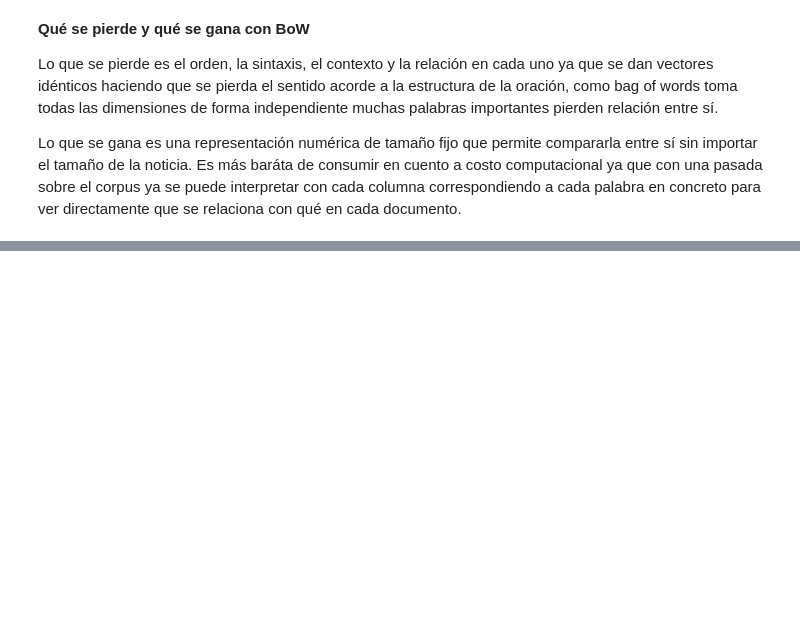
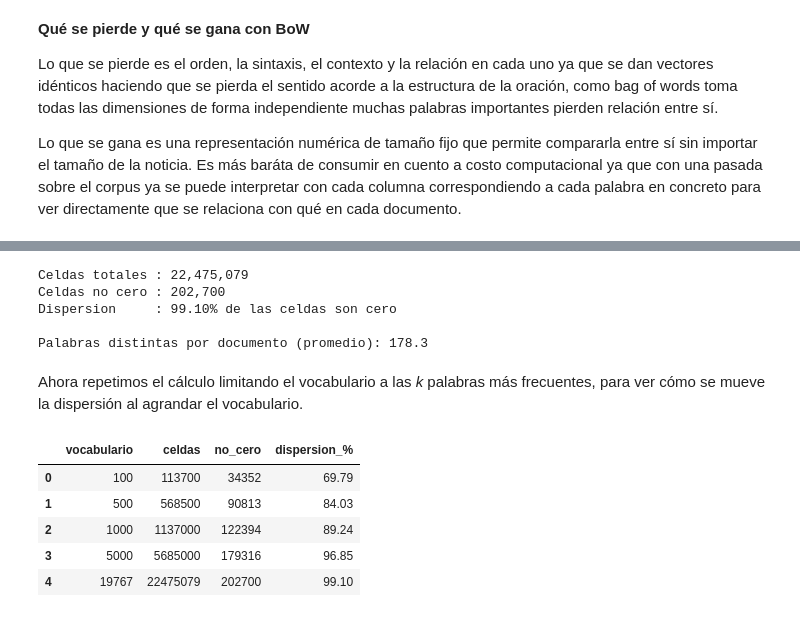
Before and after one commit to George11Albadr/Natural_Language_Processing, a Jupyter notebook: Lab#1/Laboratorio1_Preparacion_Corpus_EDA.ipynb, the cells around one changed output, grey strips where cells are left out. Cells and saved outputs as stored; diff of their text form; code cells hidden in the pictures; blank space fills up the shorter version.

Commit message:
Update Laboratorio#2
Vectores de conteo parte 2 del laboratorio#2.

```diff
--- a/Lab#1/Laboratorio1_Preparacion_Corpus_EDA.ipynb
+++ b/Lab#1/Laboratorio1_Preparacion_Corpus_EDA.ipynb
@@ -738,0 +745,55 @@ Lo que se gana es una representación numérica de tamaño fijo que permite comp
+# %%
+# X_bow ya nos da los dos numeros necesarios:
+#   X_bow.shape -> (documentos, vocabulario)
+#   X_bow.nnz   -> "number of non-zero", celdas con conteo distinto de cero
+
+# TO-DO 1: total de celdas de la matriz
+total_celdas = X_bow.shape[0] * X_bow.shape[1]
+
+# TO-DO 2: porcentaje de celdas que son CERO
+sparsity = (total_celdas - X_bow.nnz) / total_celdas * 100
+
+print(f"Celdas totales : {total_celdas:,}")
+print(f"Celdas no cero : {X_bow.nnz:,}")
+print(f"Dispersion     : {sparsity:.2f}% de las celdas son cero")
+
+# Contexto: cuantas palabras distintas usa un documento promedio
+print(f"\nPalabras distintas por documento (promedio): {X_bow.nnz / X_bow.shape[0]:.1f}")
+# %% [output]
+Celdas totales : 22,475,079
+Celdas no cero : 202,700
+Dispersion     : 99.10% de las celdas son cero
+
+Palabras distintas por documento (promedio): 178.3
+# %% [markdown]
+Ahora repetimos el cálculo limitando el vocabulario a las *k* palabras más frecuentes,
+para ver cómo se mueve la dispersión al agrandar el vocabulario.
+# %%
+tamanos = [100, 500, 1000, 5000, None]   # None = vocabulario completo
+resultados = []
+
+for k in tamanos:
+    # TO-DO 3: crea un CountVectorizer limitado a las k palabras MAS FRECUENTES
+    #         (busca el parametro max_features) y ajustalo sobre df["texto_norm"]
+    vec = CountVectorizer(max_features=k)
+    X = vec.fit_transform(df["texto_norm"])
+
+    # TO-DO 4: dispersion de esta matriz, igual que en la celda anterior
+    disp = (X.shape[0] * X.shape[1] - X.nnz) / (X.shape[0] * X.shape[1]) * 100
+
+    resultados.append({
+        "vocabulario": X.shape[1],
+        "celdas": X.shape[0] * X.shape[1],
+        "no_cero": X.nnz,
+        "dispersion_%": round(disp, 2),
+    })
+
+tabla_sparsity = pd.DataFrame(resultados)
+tabla_sparsity
+# %% [output]
+|  | vocabulario | celdas | no_cero | dispersion_% |
+| 0 | 100 | 113700 | 34352 | 69.79 |
+| 1 | 500 | 568500 | 90813 | 84.03 |
+| 2 | 1000 | 1137000 | 122394 | 89.24 |
+| 3 | 5000 | 5685000 | 179316 | 96.85 |
+| 4 | 19767 | 22475079 | 202700 | 99.10 |
```
Also changed, not shown: parts of 5 cells of this notebook.
